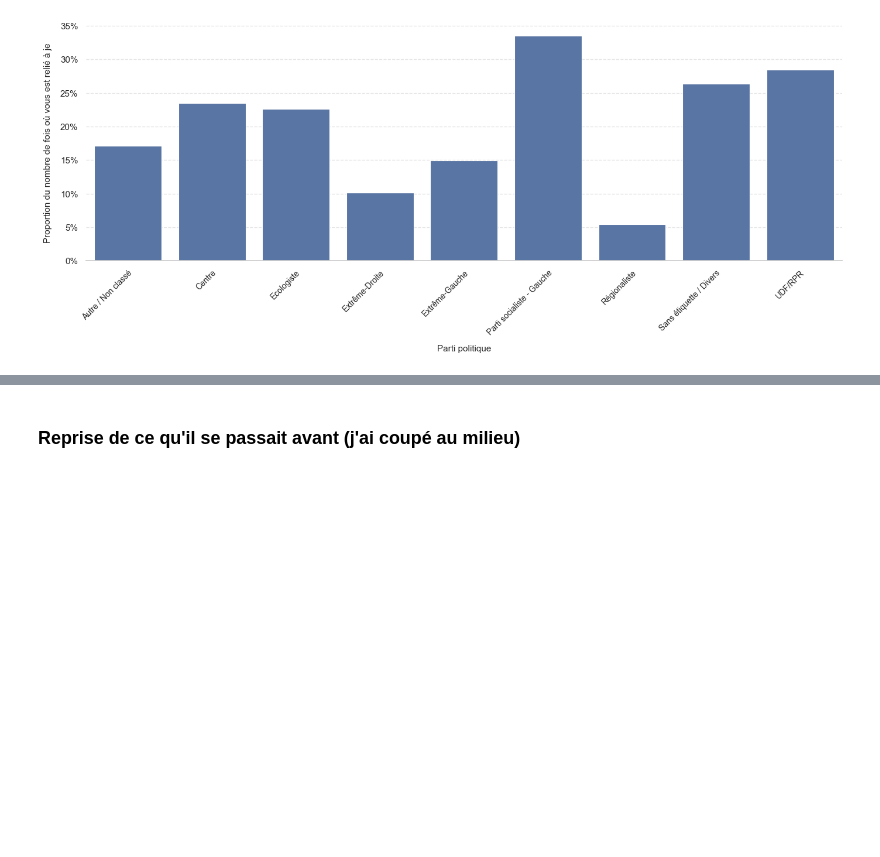
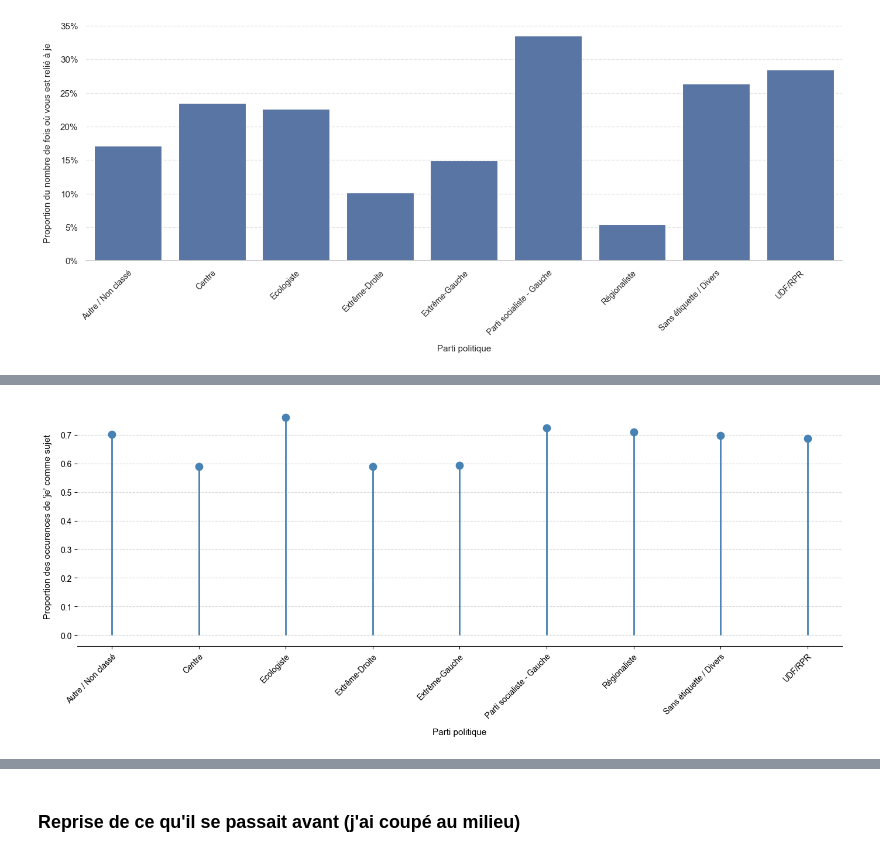
Before and after one commit to itsreivilo/Projet-de-NLP-Olivier, a Jupyter notebook: exploration.ipynb, the cells around one changed output, grey strips where cells are left out. Cells and saved outputs as stored; diff of their text form; code cells hidden in the pictures; blank space fills up the shorter version.

```diff
--- a/exploration.ipynb
+++ b/exploration.ipynb
@@ -970,0 +1075,11 @@ Statistiques descriptives (<b> A FAIRE ! </b>)
+# %%
+pronoms_je_nous = {"je", "j'", "nous", "me", "moi", "m'"}
+resultats_je = analyser_je(textes,
+                           transcriptions["id"],
+                           transcriptions["parti_synthetique"],
+                           transcriptions["titulaire-sexe"],
+                           pronoms_je_nous)
+
+df_je = pd.DataFrame(resultats_je)
+
+print("Nombre de fonctions : ", df_je['fonction'].value_counts())
@@ -970,0 +1096,39 @@ Statistiques descriptives (<b> A FAIRE ! </b>)
+# %%
+agg_df_je = df_je.groupby(['parti_politique', 'fonction']).size().unstack(fill_value=0).reset_index()
+agg_df_je['non_sujet'] = (agg_df_je["COD"]+agg_df_je["COI"]+agg_df_je["apposition"]
+                          +agg_df_je["autre/indéterminé"]+agg_df_je["complément du nom"]
+                          +agg_df_je["coordination"])
+agg_df_je["prop_sujet"] = agg_df_je["sujet"]/(agg_df_je["sujet"]+agg_df_je["non_sujet"])
+agg_df_je["prop_non_sujet"] = 1-agg_df_je["prop_sujet"]
+# %%
+fig, ax = plt.subplots(figsize=(14, 6))
+sns.set_theme(style="whitegrid", font_scale=1)
+
+x = range(len(agg_df_je))
+y = agg_df_je["prop_sujet"]
+
+# Tiges
+ax.vlines(x, ymin=0, ymax=y, color="steelblue", linewidth=2)
+# Ronds
+ax.scatter(x, y, color="steelblue", s=80, zorder=3)
+
+ax.set_xlabel("Parti politique", fontsize=11, labelpad=10)
+ax.set_ylabel("Proportion des occurences de 'je' comme sujet", fontsize=11, labelpad=10)
+
+ax.set_xticks(x)
+ax.set_xticklabels(
+    agg_df_je["parti_politique"],
+    rotation=45,
+    ha="right",
+    rotation_mode="anchor",
+    fontsize=10
+)
+
+ax.yaxis.grid(True, linestyle="--", alpha=0.5)
+ax.set_axisbelow(True)
+ax.spines[["top", "right", "left"]].set_visible(False)
+
+plt.tight_layout()
+plt.show()
+# %% [output]
+[figure, added]
```
Also changed, not shown: parts of 24 cells of this notebook, 7 other files.
